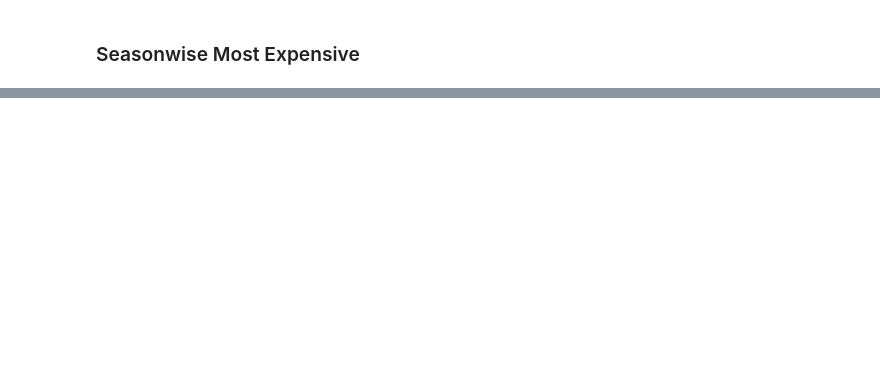
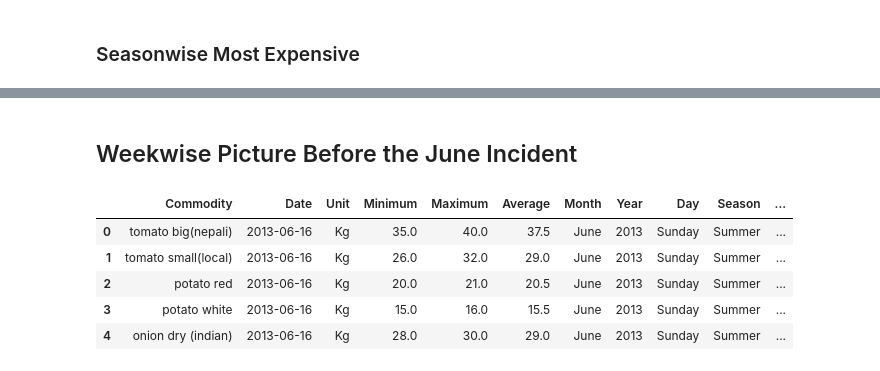
Before and after one commit to Shadowwalker10/data-analysis, a Jupyter notebook: kalimati-data-analysis.ipynb, the cells around one changed output, grey strips where cells are left out. Cells and saved outputs as stored; diff of their text form; code cells hidden in the pictures; blank space fills up the shorter version.

```diff
--- a/kalimati-data-analysis.ipynb
+++ b/kalimati-data-analysis.ipynb
@@ -654,0 +1043,13 @@ for season in max_price.index:
+# %% [markdown]
+## Weekwise Picture Before the June Incident
+# %%
+p = inflect.engine()
+data["Week_of_Month"] = data["Date"].dt.day.apply(lambda x: p.ordinal((x-1)//7+1))
+data.head()
+# %% [output]
+|  | Commodity | Date | Unit | Minimum | Maximum | Average | Month | Year | Day | Season | ... |
+| 0 | tomato big(nepali) | 2013-06-16 | Kg | 35.0 | 40.0 | 37.5 | June | 2013 | Sunday | Summer | ... |
+| 1 | tomato small(local) | 2013-06-16 | Kg | 26.0 | 32.0 | 29.0 | June | 2013 | Sunday | Summer | ... |
+| 2 | potato red | 2013-06-16 | Kg | 20.0 | 21.0 | 20.5 | June | 2013 | Sunday | Summer | ... |
+| 3 | potato white | 2013-06-16 | Kg | 15.0 | 16.0 | 15.5 | June | 2013 | Sunday | Summer | ... |
+| 4 | onion dry (indian) | 2013-06-16 | Kg | 28.0 | 30.0 | 29.0 | June | 2013 | Sunday | Summer | ... |
```
Also changed, not shown: parts of 65 cells of this notebook.
